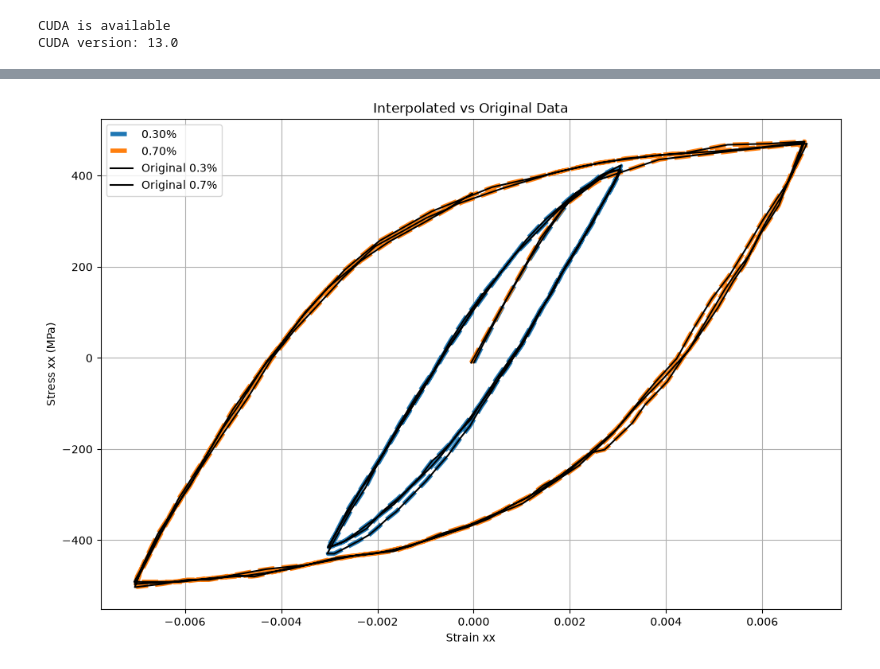
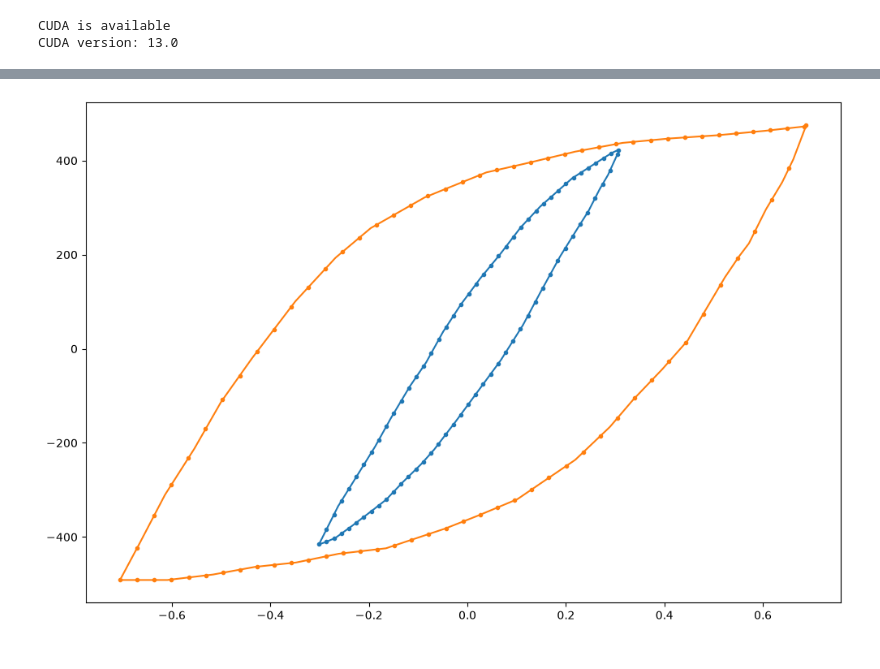
Before and after one commit to ColinMG2/neml2, a Jupyter notebook: cmg_projects/cyclic_optimization/eurofer97_deterministic.ipynb, the cells around one changed output, grey strips where cells are left out. Saved outputs shown, nothing was run; the diff lists cells and outputs as text; code cells hidden in the pictures.

```diff
--- a/cmg_projects/cyclic_optimization/eurofer97_deterministic.ipynb
+++ b/cmg_projects/cyclic_optimization/eurofer97_deterministic.ipynb
@@ -217,9 +246,9 @@ plt.grid()
 # %%
+temperature_K = 300.0 + 273.15
 strain_rate = 0.001
-ranges = torch.tensor([0.003, 0.007], device=device)
-temperatures = torch.tensor([300.0], device=device)
-n_cycles = 3
-points_per_cycle = 200
-ntime = n_cycles * points_per_cycle
-nbatch = 2
+amplitudes = [0.003, 0.007]
+loss_weights = [1.0, 1.0]
+points_per_cycle = 80
+nbatch = len(amp_labels)
+assert points_per_cycle % 4 == 0
 # %%
@@ -266,53 +316,27 @@ loading: torch.Size([600, 2, 6])
 # %%
-# Initial data shape
-for sr_label in raw_strain:
-    print(f"Initial data size for {sr_label}: {raw_stress[sr_label].shape}")
+def resample_branch(eps, sig, n):
+    """Resample a monotonic branch onto n points evenly spaced in strain path."""
+    s = torch.cat([eps.new_zeros(1), eps.diff().abs()]).cumsum(0)
+    u = (s / s[-1]).cpu().numpy()
+    un = np.linspace(0.0, 1.0, n)
+    return (
+        torch.tensor(np.interp(un, u, eps.cpu().numpy()), device=device),
+        torch.tensor(np.interp(un, u, sig.cpu().numpy()), device=device),
+    )
 
-exp_stress_data = torch.zeros_like(loading, device=device)
-exp_strain_data = torch.zeros_like(loading, device=device)
 
-for i, amp in enumerate(amp_labels):
-    sr_label = str(amp)
-    f_strain = torch.nn.functional.interpolate(
-        raw_strain[sr_label].unsqueeze(0).unsqueeze(0),
-        size=ntime,
-        mode="linear",
-        align_corners=True,
-    ).squeeze()
-    f_stress = torch.nn.functional.interpolate(
-        raw_stress[sr_label].unsqueeze(0).unsqueeze(0),
-        size=ntime,
-        mode="linear",
-        align_corners=True,
-    ).squeeze()
+target_stress = torch.zeros(len(loop_idx), nbatch, 1, device=device)
+target_strain = torch.zeros(len(loop_idx), nbatch, 1, device=device)
 
-    exp_strain_data[:, i, 0] = f_strain
-    exp_stress_data[:, i, 0] = f_stress
-print(f"Interpolated data shape:")
-print(f"strain: {exp_strain_data.shape}")
-print(f"stress: {exp_stress_data.shape}")
-
-# Plot interpolated data
 plt.figure(figsize=(12, 8))
-for i, s_range in enumerate(ranges):
+for j, amp in enumerate(amp_labels):
+    eps, sig, k = loop_strain[amp], loop_stress[amp], loop_neg_peak[amp]
+    e_dn, s_dn = resample_branch(eps[: k + 1], sig[: k + 1], 2 * q + 1)
+    e_up, s_up = resample_branch(eps[k:], sig[k:], 2 * q + 1)
+    target_strain[:, j, 0] = torch.cat([e_dn, e_up[1:]])
+    target_stress[:, j, 0] = torch.cat([s_dn, s_up[1:]])
+    plt.plot(loop_strain[amp].cpu() * 100, loop_stress[amp].cpu(), "-", color=f"C{j}")
     plt.plot(
-        exp_strain_data[:, i, 0].cpu().numpy(),
-        exp_stress_data[:, i, 0].cpu().numpy(),
-        "--",
-        lw=4,
-        label=f"{s_range.item() * 100:.2f}%",
+        target_strain[:, j, 0].cpu() * 100, target_stress[:, j, 0].cpu(), "o", ms=3, color=f"C{j}"
     )
-for sr_label in raw_strain:
-    plt.plot(
-        raw_strain[sr_label].cpu().numpy(),
-        raw_stress[sr_label].cpu().numpy(),
-        color="k",
-        label=f"Original {sr_label}%",
-    )
-plt.xlabel("Strain xx")
-plt.ylabel("Stress xx (MPa)")
-plt.title("Interpolated vs Original Data")
-plt.grid()
-plt.legend()
-plt.show()
 # %% [output]
@@ -324,4 +343,4 @@ stress: torch.Size([600, 2, 6])
-[figure, old version]
+[figure, new version]
 # %%
 initial_params = {}
 print("--- Before Reparameterization ---")
```
Also changed, not shown: parts of 13 cells of this notebook, 2 other files.
